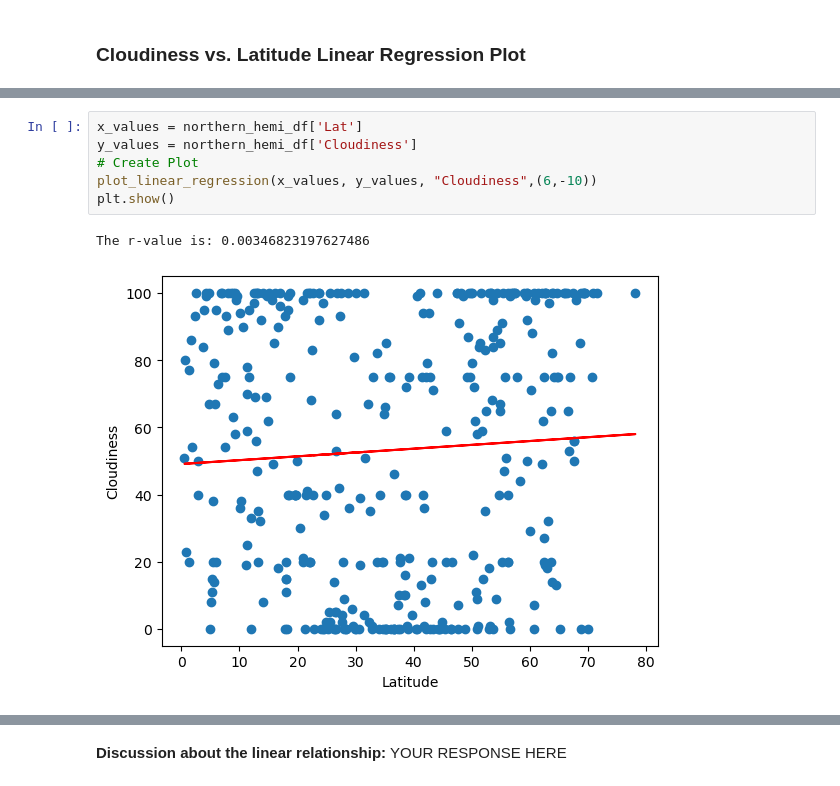
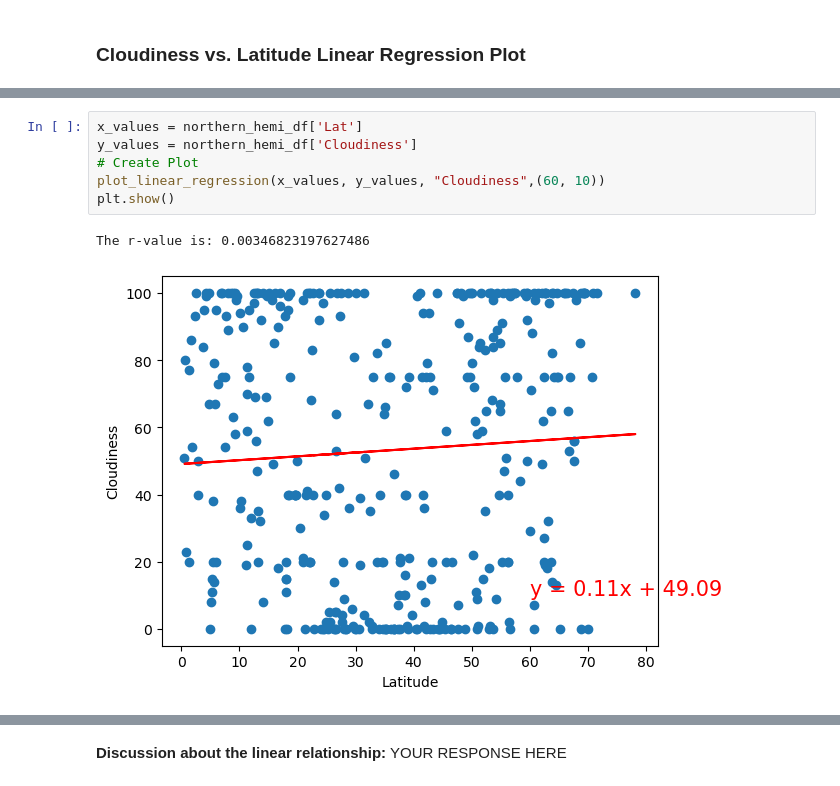
Before and after one commit to Buriteni/python-api-challenge, a Jupyter notebook: WeatherPy/WeatherPy.ipynb, the cells around one changed output, grey strips where cells are left out. Saved outputs shown, nothing was run; the diff lists cells and outputs as text.

```diff
--- a/WeatherPy/WeatherPy.ipynb
+++ b/WeatherPy/WeatherPy.ipynb
@@ -597,9 +380,9 @@ The r-value is: 0.024026517125811015
 # %%
 x_values = northern_hemi_df['Lat']
 y_values = northern_hemi_df['Cloudiness']
 # Create Plot
-plot_linear_regression(x_values, y_values, "Cloudiness",(6,-10))
+plot_linear_regression(x_values, y_values, "Cloudiness",(60, 10))
 plt.show()
 # %% [output]
 The r-value is: 0.00346823197627486
-[figure, old version]
+[figure, new version]
```
Also changed, not shown: parts of 22 cells of this notebook.
